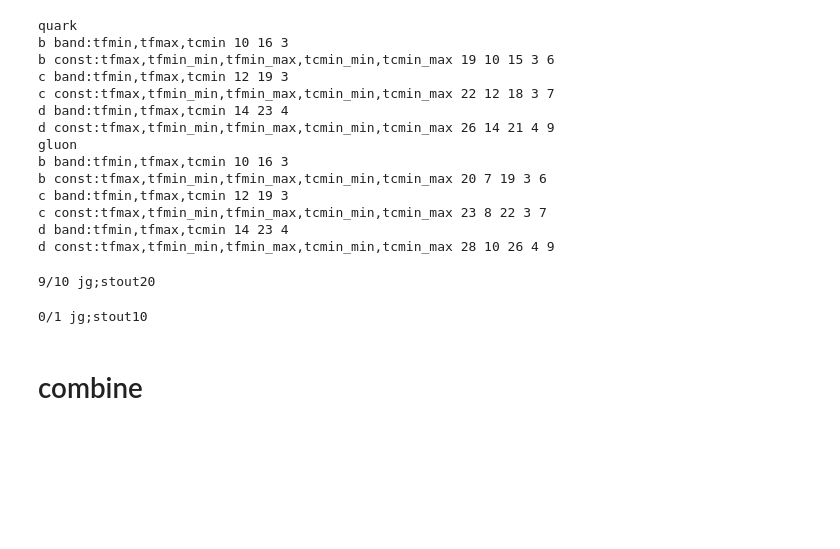
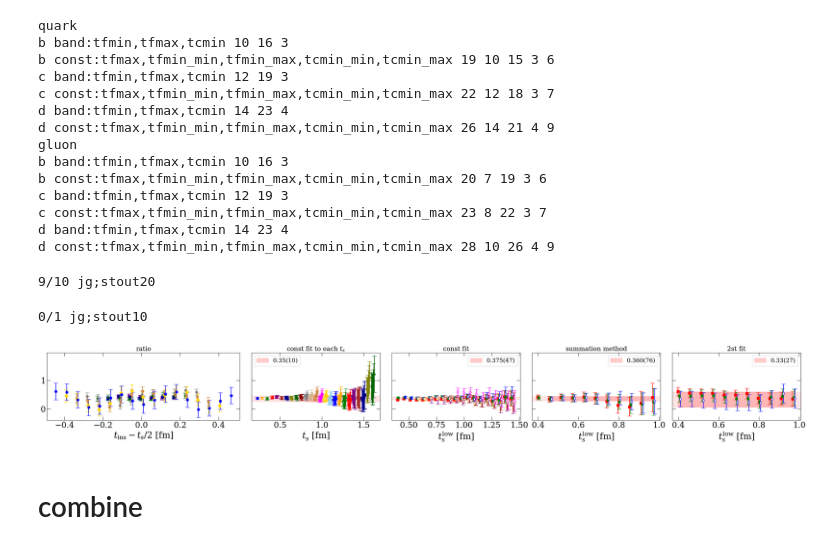
Before and after one commit to lee14916/glwc3, a Jupyter notebook: project2/05_moments/analysis_avgx_temp_christian.ipynb, the cells around one changed output. Cells and saved outputs as stored; diff of their text form; code cells hidden in the pictures; blank space fills up the shorter version.

```diff
--- a/project2/05_moments/analysis_avgx_temp_christian.ipynb
+++ b/project2/05_moments/analysis_avgx_temp_christian.ipynb
@@ -137,6 +140,7 @@ for ens in enss:
 
 key2tf2ratio={}
 stouts=[5,7,9,10,11,15,20]
+stouts=[0,1,2,3,4]+stouts
 js=['j+;disc','js;disc','jc;disc']+[f'jg;stout{stout}' for stout in stouts]
 for ens in enss:
     path=f'/p/project1/ngff/li47/code/scratch/run/05_moments_run5/{yu.ens2full[ens]}/data_merge/disc_0,0,1,0,0,0.h5'
@@ -169,3 +177,20 @@ d 2 30
+# %%
+def get(ens):
+    tf2ratio=key2tf2ratio[(ens,'jg;stout0')]
+    tcmins_1st=[2,4,6]
+    fits_band=yu.doFits_3pt_band(tf2ratio,tcmins_1st,tfmax=16,corrQ=False)
+
+    dic={
+        'base:[tf2ratio,fits_band,fits_const,fits_sum,fits_2st]':[tf2ratio,fits_band,None,None,None],
+        'rainbow:[tfmin,tfmax,tcmin,dt]':[None,12,2,2],
+        'xunit':yu.ens2a[ens]
+    }
+    return dic
+
+fig,axs=yu.makePlot_3pt([get(ens) for ens in enss],shows=['rainbow','midpoint','fit_band'])
+fig.suptitle('stout0')
+yu.addRowHeader(axs,[yu.ens2label[ens] for ens in enss])
+yu.finalizePlot(closeQ=True)
 # %%
 t=key2tf2ratio[('b','j+;disc')][10]
 yu.jackme_un2str(t)
@@ -300,6 +325,15 @@ for ij,j in enumerate(js_plt):
 yu.save_pkl_reg('selection2key2bare_disc',selection2key2bare)
 # %% [output]
 9/10 jg;stout20
+# %%
+tfs=range(2,30)
+tf2ratio_CK={}
+
+path='/p/project1/ngff/kummer3/disconnected/Ratios/D96_Disconnected_gluons_WLS_newRenorm_qsq0.0000_offdiagonal.h5'
+with h5py.File(path) as f:
+    for tf in tfs:
+        t=f[f'qsq0.0000/dt{tf:02d}/10/A20/data'][:]
+        tf2ratio_CK[tf]=t
 # %%
 # check
 selections=['bandfit_WA','const_MA','sum_MA','2st_MA']
@@ -358,9 +392,10 @@ def createDic2(key):
     tcmins_2st=get_tfs(2*lat_a,0.3)
 
     tf2ratio=yu.cut_tf2ratio(key2tf2ratio[(ens,j)],gett(1.6))
+    # tf2ratio=yu.cut_tf2ratio(tf2ratio_CK,gett(1.6))
     fits_band=yu.doFits_3pt_band(tf2ratio,tcmins_1st,corrQ=False,label=f'{ens}_{j}_band',overwrite=overwrite)
     fit_band_WA=yu.doWA_band(fits_band,tf_min=gett(0.8),tf_max=gett(1.3),tcmin=gett(0.2),corrQ=False)
-    fits_const=yu.doFits_3pt('const',tf2ratio,tfmins_1st,tcmins_1st,symmetrizeQ=False,label=f'{ens}_{j}_const_noSymmetrization')
+    fits_const=yu.doFits_3pt('const',tf2ratio,tfmins_1st,tcmins_1st,symmetrizeQ=True,label=f'{ens}_{j}_const_noSymmetrization',overwrite=True)
     fit_const_MA=yu.doMA_3pt(fits_const,tfmin_min=gett(0.55),tcmin_min=gett(0.2))
     fits_sum=yu.doFits_3pt('sum',tf2ratio,tfmins_2st,tcmins_2st,label=f'{ens}_{j}_sum',overwrite=overwrite)
     fit_sum_MA=yu.doMA_3pt(fits_sum,tcmin_min=gett(0.2))
@@ -372,35 +407,36 @@ def createDic2(key):
     selection2key2bare['sum_MA'][key]=fit_sum_MA[0][:,0]
     selection2key2bare['2st_MA'][key]=fit_2st_MA[0][:,0]
 
     dic={
         'base:[tf2ratio,fits_band,fits_const,fits_sum,fits_2st]':[tf2ratio,fits_band,fits_const,fits_sum,fits_2st],
         'WAMA:[fit_band_WA,fit_const_MA,fit_sum_MA,fit_2st_MA]':[fit_band_WA,fit_const_MA,fit_sum_MA,fit_2st_MA],
         'rainbow:[tfmin,tfmax,tcmin,dt]':[None,gett(1.2),2,2],
         'fit_band:[tfmin,tfmax,tcmin_min,tcmin_max]':[gett(0.5),gett(1.3),None,None],
         'fit_const:[tfmin_min,tfmin_max,tcmin_min,tcmin_max]':[None,None,None,None],
         'fit_sum:[tfmin_min,tfmin_max,tcmin_min,tcmin_max]':[None,None,None,None],
         'fit_2st:[tfmin_min,tfmin_max,tcmin_min,tcmin_max]':[None,None,None,None],
         'xunit':yu.ens2a[ens],
     }
     return dic
 
 # js_plt=['j+;disc']; enss_plt=['b','c','d']
 # js_plt=['jg;stout10']; enss_plt=['b','c','d']
 js_plt=js; enss_plt=enss
-js_plt=['jg;stout10']; enss_plt=['b','c','d']
+js_plt=['jg;stout10']; enss_plt=['d']
 
 for ij,j in enumerate(js_plt):
     print(f'{ij}/{len(js_plt)}',j,end='                 \r')
     keys=[(ens,j) for ens in enss_plt]
 
     list_dic=[createDic2(key) if key[1].startswith('jg') else createDic(key) for key in keys]
 
     yu.makePlot_3pt(list_dic)
-    yu.finalizePlot(closeQ=True)
+    yu.finalizePlot(closeQ=False)
 
 # yu.save_pkl_reg('selection2key2bare_disc',selection2key2bare)
 # %% [output]
 0/1 jg;stout10
+[figure, added]
 # %%
 yu.save_pkl('/p/project1/ngff/li47/code/temp/plots_avgx_forChristian/key2tf2ratio.pkl',key2tf2ratio)
 # %% [markdown]
```
Also changed, not shown: parts of 2 cells of this notebook, 12 other files.
